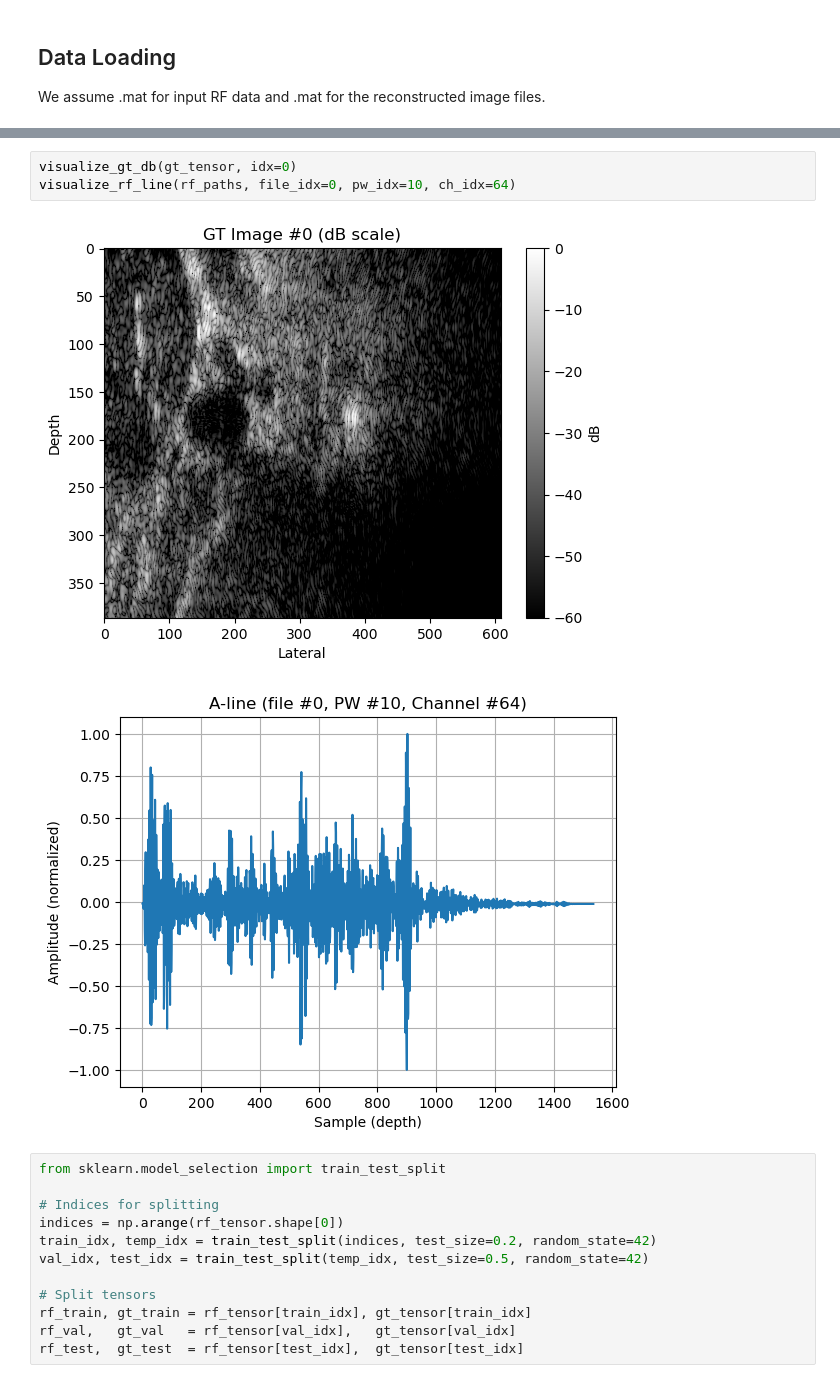
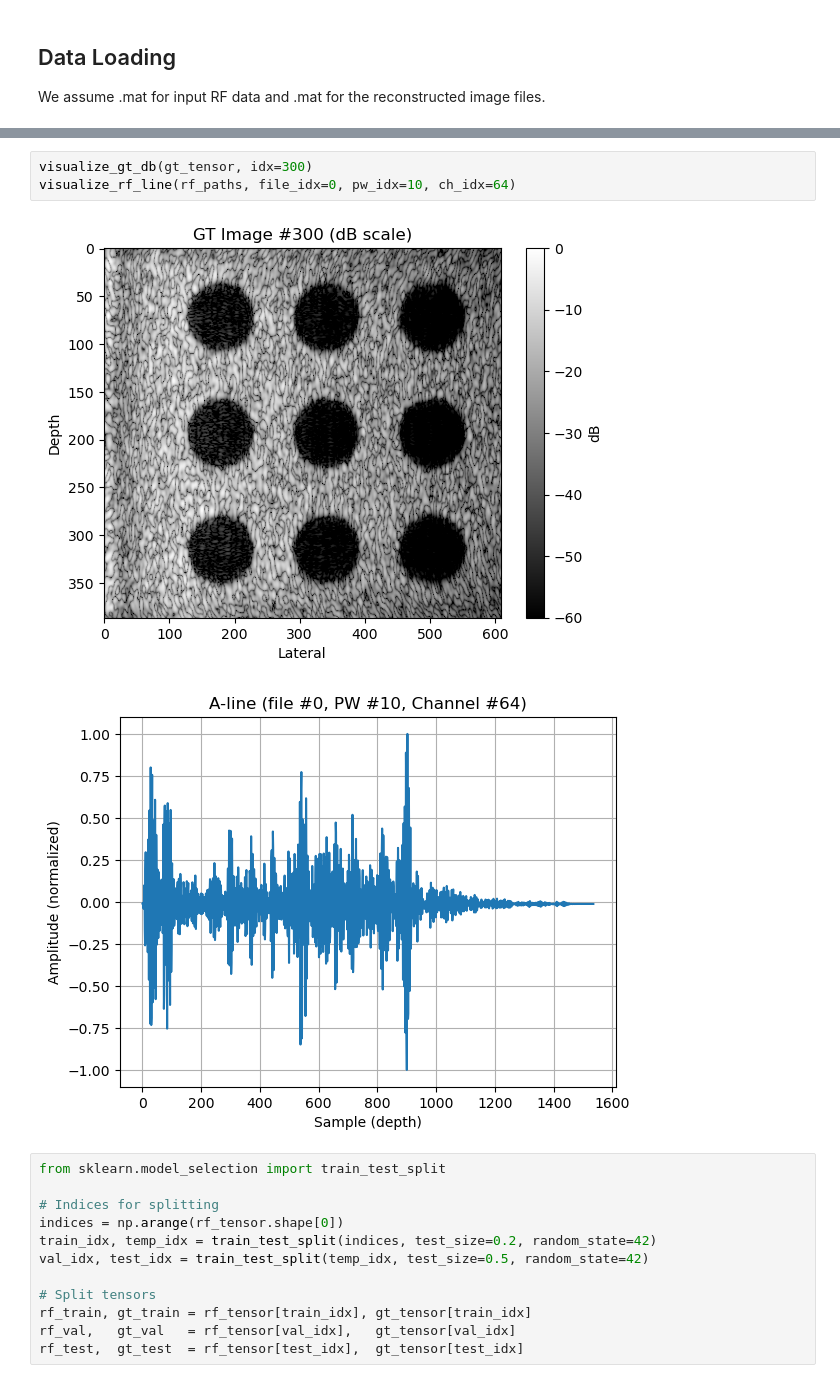
Before and after one commit to jacobinsilico/ReconstructUS, a Jupyter notebook: code/train_model.ipynb, the cells around one changed output, grey strips where cells are left out. Drawn from its saved outputs; the diff is of its cells as text.

```diff
--- a/code/train_model.ipynb
+++ b/code/train_model.ipynb
@@ -81,8 +81,8 @@ print("GT tensor shape:", gt_tensor.shape)   # should be [450, 378, 609]
 # %%
-visualize_gt_db(gt_tensor, idx=0)
+visualize_gt_db(gt_tensor, idx=300)
 visualize_rf_line(rf_paths, file_idx=0, pw_idx=10, ch_idx=64)
 # %% [output]
-[figure, old version]
+[figure, new version]
 [figure]
 # %%
 from sklearn.model_selection import train_test_split
```
Also changed, not shown: parts of 4 cells of this notebook, 1 other file.
